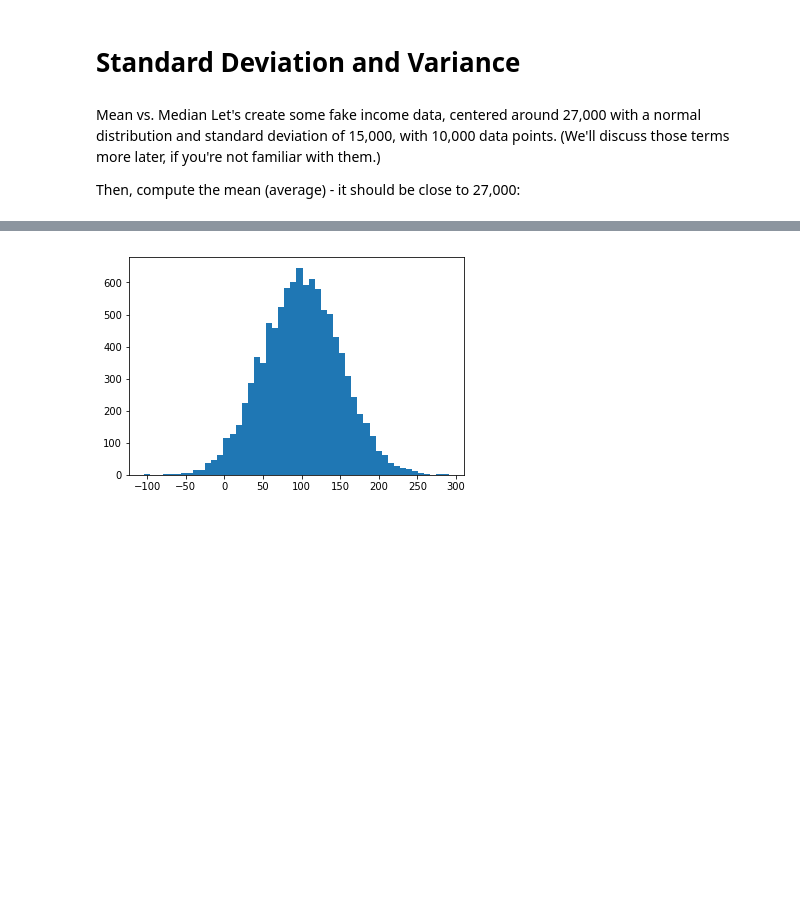
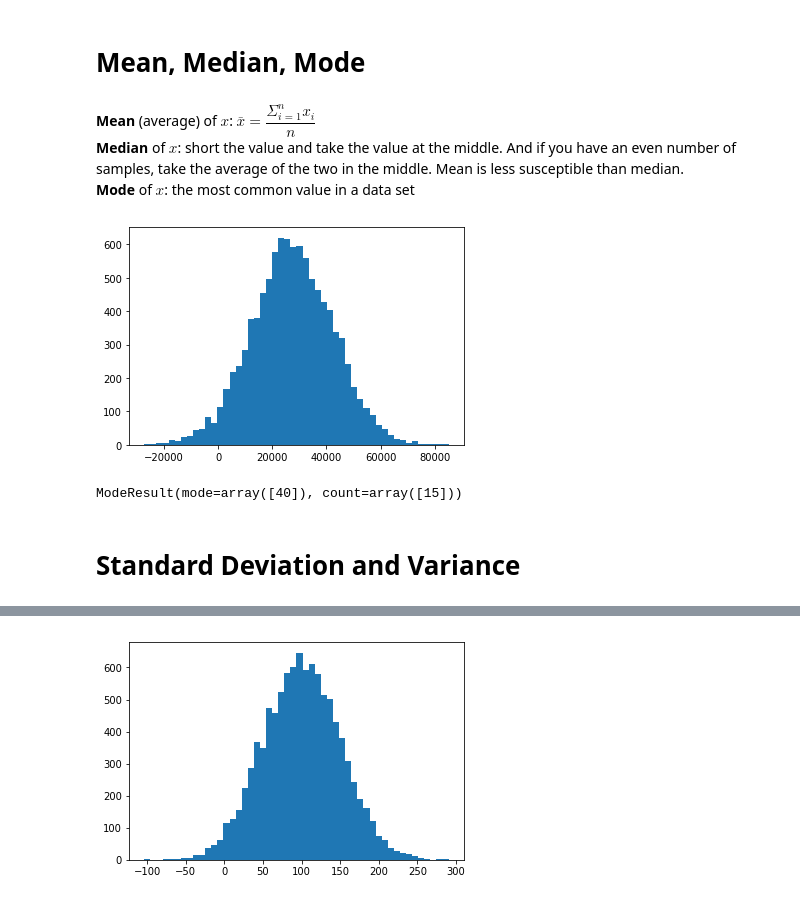
Before and after one commit to DuyDucNguyen/DuyDucNguyen.github.io, a Jupyter notebook: Research/Data_Sciences/basic_concepts&python_codes.ipynb, the cells around one changed output, grey strips where cells are left out. Saved outputs shown, nothing was run; the diff lists cells and outputs as text; code cells hidden in the pictures; blank space fills up the shorter version.

```diff
--- a/Research/Data_Sciences/basic_concepts&python_codes.ipynb
+++ b/Research/Data_Sciences/basic_concepts&python_codes.ipynb
@@ -1,7 +14,41 @@
+# %% [markdown]
+# Mean, Median, Mode
+# %% [markdown]
+<strong>Mean</strong> (average) of $x$: $\bar{x}=\dfrac{\Sigma^n_{i=1} x_i}{n}$ <br>
+<strong>Median</strong> of $x$: short the value and take the value at the middle. And if you have an even number of samples, take the average of the two in the middle. Mean is less susceptible than median. <br>
+<strong>Mode</strong> of $x$: the most common value in a data set
+# %%
+import numpy as np
+
+# Generate a data of 10000 points of incomes
+incomes = np.random.normal(27000, 15000, 10000) # center, standard deviation, data points
+np.mean(incomes)
+
+%matplotlib inline
+import matplotlib.pyplot as plt
+
+# segment the income data into 50 buckets, and plot it as a histogram
+plt.hist(incomes, 50)
+plt.show()
+
+# compute median
+np.median(incomes)
+
+# add an outlier
+incomes = np.append(incomes, [1000000000])
+np.median(incomes)
+
+# compute median
+np.mean(incomes)
+
+# Generate 500 points data for age of peoples
+ages = np.random.randint(18, high=90, size=500)
+from scipy import stats
+
+# Compute mode
+stats.mode(ages)
+# %% [output]
+[figure, added]
+ModeResult(mode=array([40]), count=array([15]))
 # %% [markdown]
 # Standard Deviation and Variance
-# %% [markdown]
-Mean vs. Median
-Let's create some fake income data, centered around 27,000 with a normal distribution and standard deviation of 15,000, with 10,000 data points. (We'll discuss those terms more later, if you're not familiar with them.)
-
-Then, compute the mean (average) - it should be close to 27,000:
```
Also changed, not shown: parts of 18 cells of this notebook, 20 other files.
